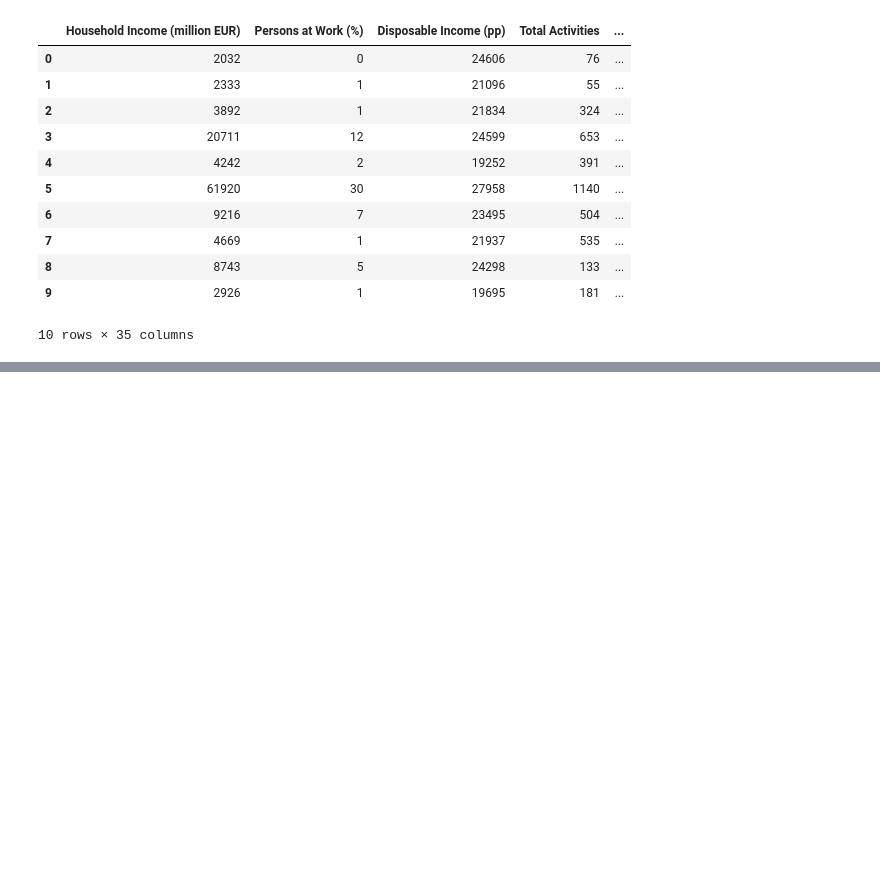
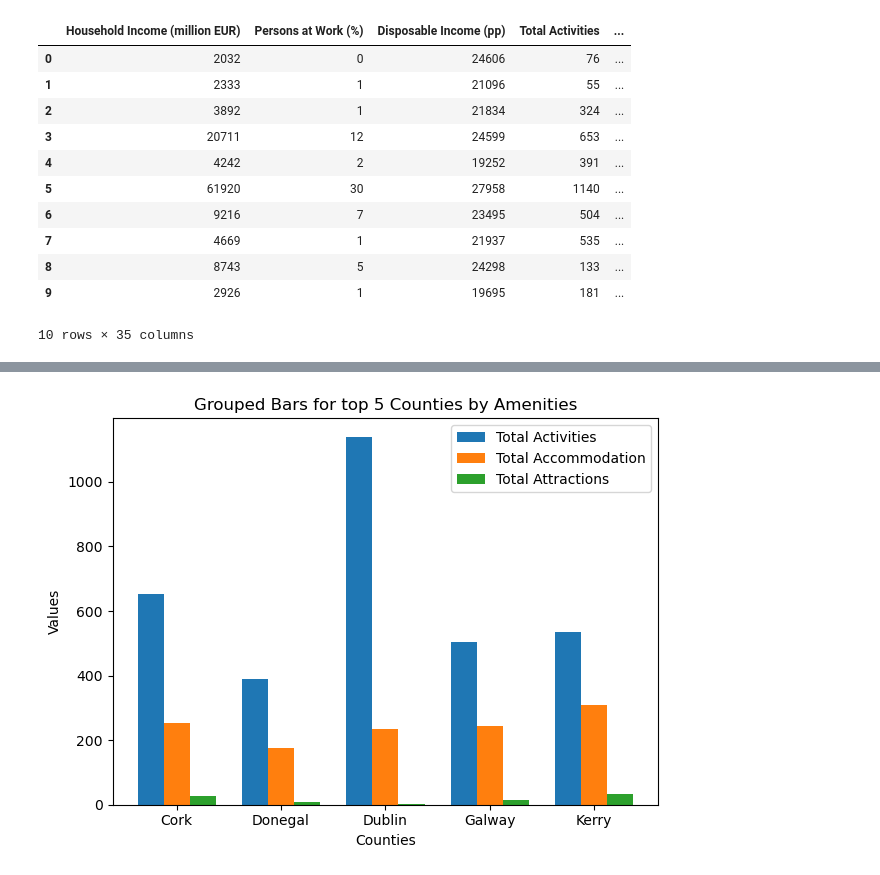
Before and after one commit to sbs22014/CA1_TourismIreland_MscDA, a Jupyter notebook: Data Clean and Merge for Project - 1.ipynb, the cells around one changed output, grey strips where cells are left out. Cells and saved outputs as stored; diff of their text form; code cells hidden in the pictures; blank space fills up the shorter version.

Commit message:
Update report and notebook with visualisations section and clean up ML report sections

```diff
--- a/Data Clean and Merge for Project - 1.ipynb
+++ b/Data Clean and Merge for Project - 1.ipynb
@@ -2823,0 +2017,4 @@ R-squared (R^2) Score: -0.22263056659770375
+# %%
+# Load in non-encoded County dataframe for visualisations
+
+df_vis1 = pd.read_csv("num_ohe_df.csv")
@@ -2823,0 +2092,37 @@ R-squared (R^2) Score: -0.22263056659770375
+# %%
+# 2. Multiple amounts: Bar charts, grouped bars, Heatmaps (make sure to explain)
+
+# Filter the DataFrame to include only the desired counties
+counties_of_interest = ['Dublin', 'Cork', 'Kerry', 'Galway', 'Donegal']
+df_filtered = df_vis1[df_vis1['County'].isin(counties_of_interest)]
+
+# Filter our df and create list of values
+categories = df_filtered.index.tolist()
+counties = df_filtered['County'].tolist()
+
+values1 = df_filtered['Total Activities'].tolist()
+values2 = df_filtered['Total Accommodation'].tolist()
+values3 = df_filtered['Total Attractions'].tolist()
+
+
+# Plot styling
+bar_width = 0.25
+x = np.arange(len(categories))
+
+# Plot our grouped bars
+plt.bar(x - bar_width, values1, bar_width, label='Total Activities')
+plt.bar(x, values2, bar_width, label='Total Accommodation')
+plt.bar(x + bar_width, values3, bar_width, label='Total Attractions')
+
+# Add labels, title, and legend
+plt.xlabel('Counties')
+plt.ylabel('Values')
+plt.title('Grouped Bars for top 5 Counties by Number of Amenities')
+plt.xticks(x, counties)
+plt.legend()
+
+# Show plot
+plt.tight_layout()
+plt.show()
+# %% [output]
+[figure, added]
```
Also changed, not shown: parts of 291 cells of this notebook, 1 other file.
